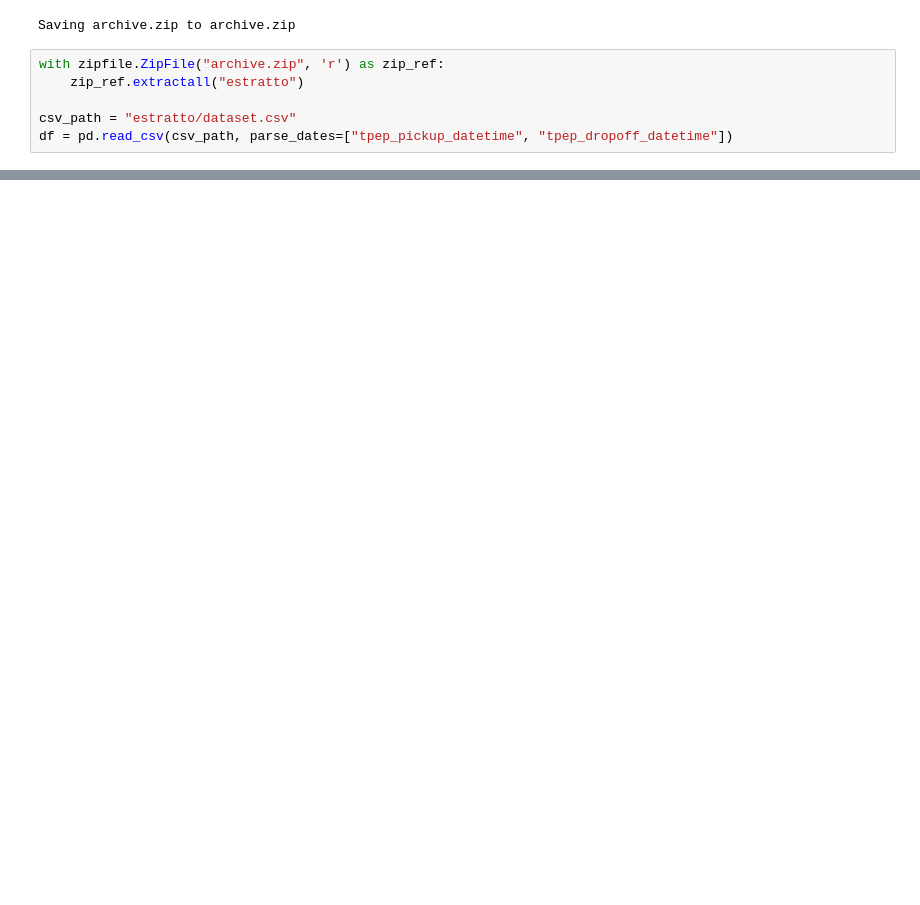
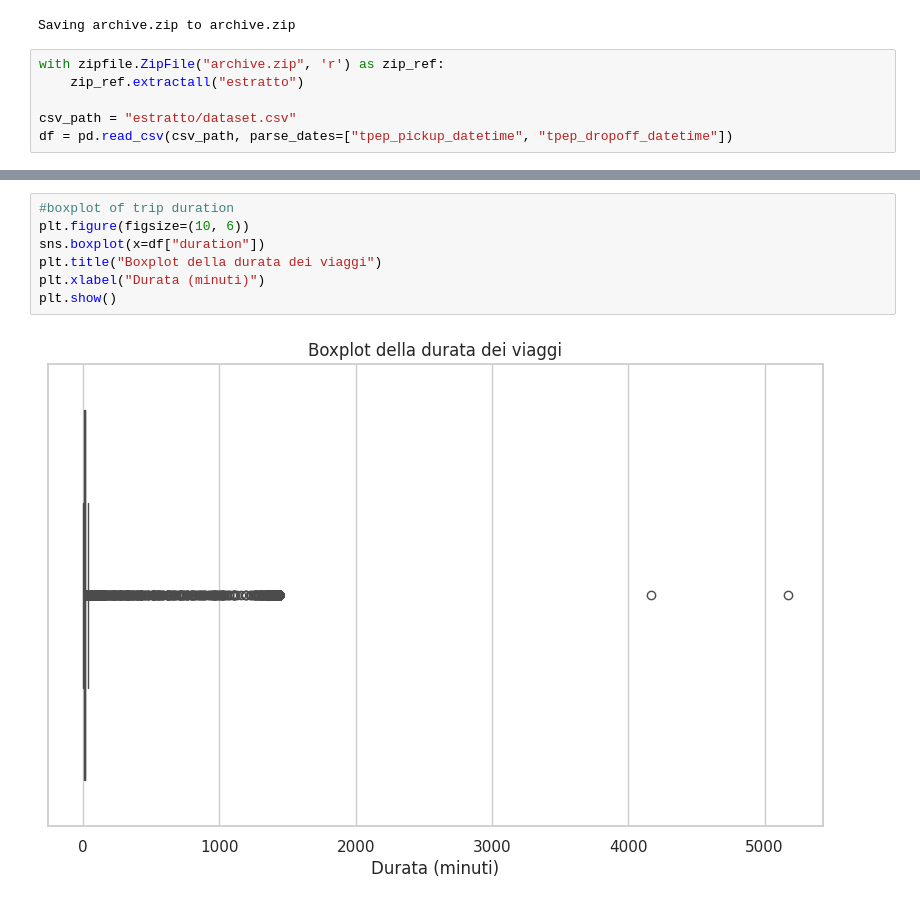
Before and after one commit to robbianiandrea/focs, a Jupyter notebook: Progetto_Andrea_Robbiani.ipynb, the cells around one changed output, grey strips where cells are left out. Drawn from its saved outputs; the diff is of its cells as text; blank space fills up the shorter version.

```diff
--- a/Progetto_Andrea_Robbiani.ipynb
+++ b/Progetto_Andrea_Robbiani.ipynb
@@ -26,0 +66,9 @@ long_trips = df[df["trip_distance"] > 50]
+# %%
+#boxplot of trip duration
+plt.figure(figsize=(10, 6))
+sns.boxplot(x=df["duration"])
+plt.title("Boxplot della durata dei viaggi")
+plt.xlabel("Durata (minuti)")
+plt.show()
+# %% [output]
+[figure, added]
```
Also changed, not shown: parts of 8 cells of this notebook.
